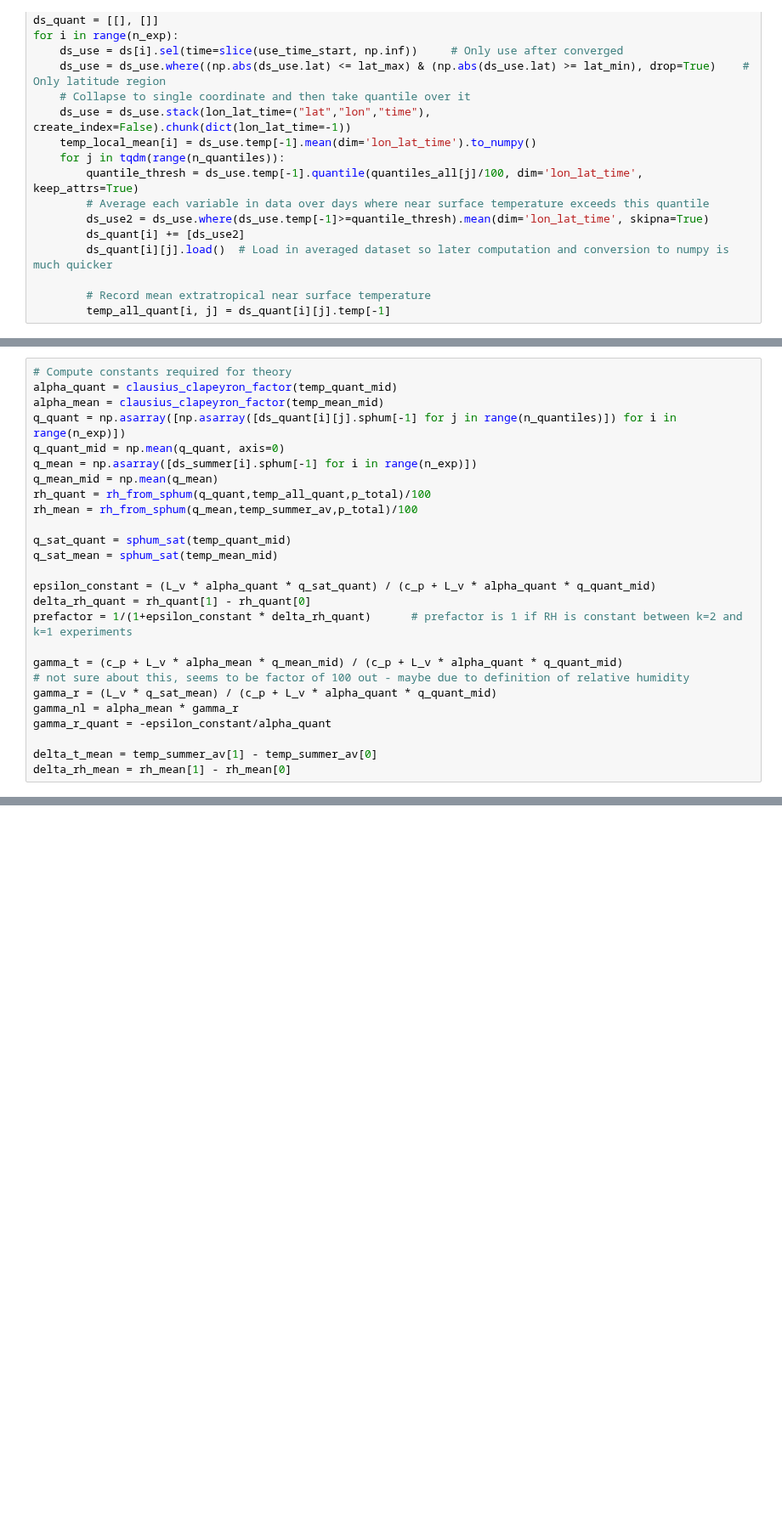
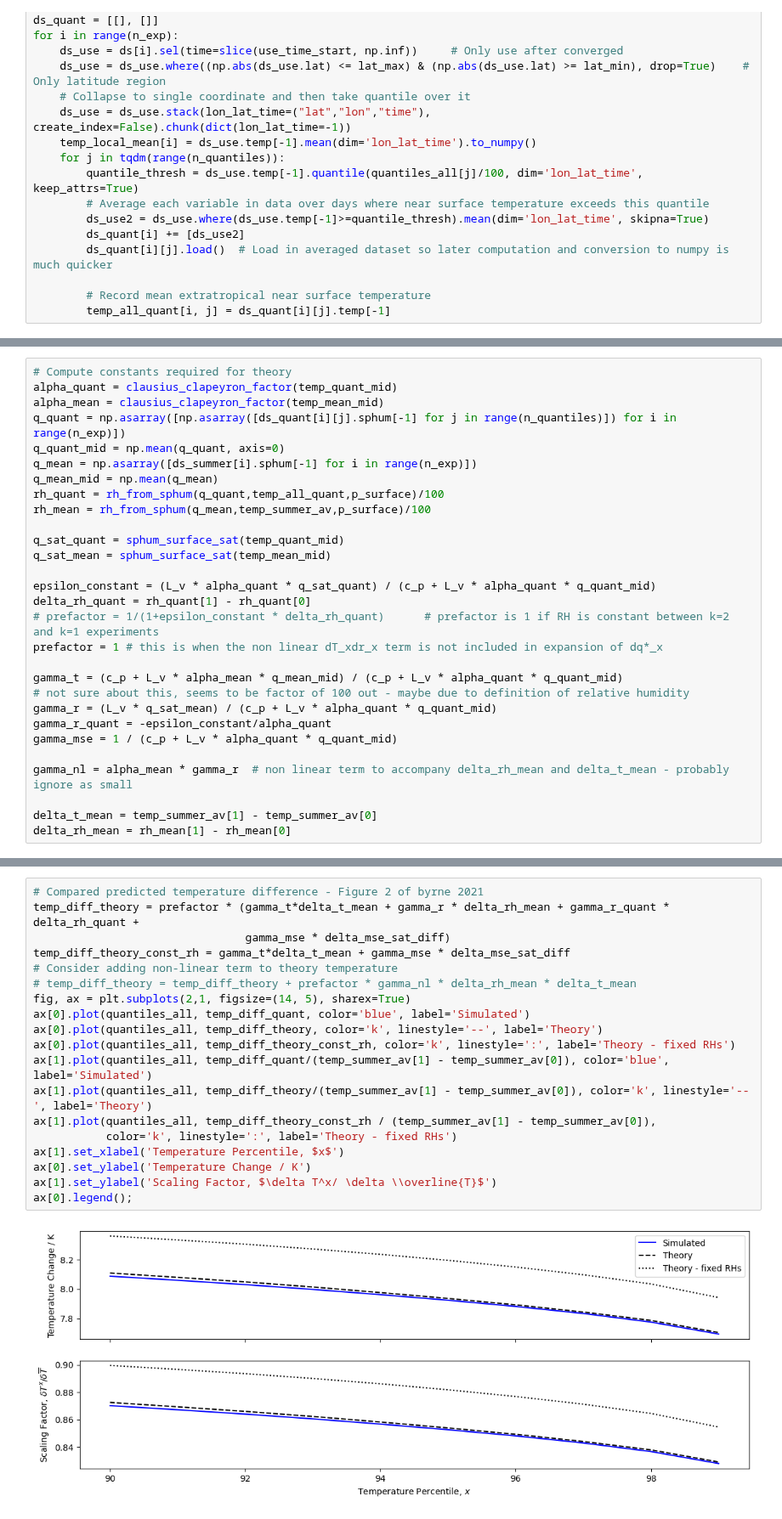
Before and after one commit to jduffield65/Isca, a Jupyter notebook: jobs/tau_sweep/aquaplanet/extratrop_temp_quant_theory.ipynb, the cells around one changed output, grey strips where cells are left out. Shown at 85% size. Saved outputs shown, nothing was run; the diff lists cells and outputs as text; blank space fills up the shorter version.

```diff
--- a/jobs/tau_sweep/aquaplanet/extratrop_temp_quant_theory.ipynb
+++ b/jobs/tau_sweep/aquaplanet/extratrop_temp_quant_theory.ipynb
@@ -129,21 +131,24 @@ q_quant = np.asarray([np.asarray([ds_quant[i][j].sphum[-1] for j in range(n_quan
 q_quant_mid = np.mean(q_quant, axis=0)
 q_mean = np.asarray([ds_summer[i].sphum[-1] for i in range(n_exp)])
 q_mean_mid = np.mean(q_mean)
-rh_quant = rh_from_sphum(q_quant,temp_all_quant,p_total)/100
-rh_mean = rh_from_sphum(q_mean,temp_summer_av,p_total)/100
+rh_quant = rh_from_sphum(q_quant,temp_all_quant,p_surface)/100
+rh_mean = rh_from_sphum(q_mean,temp_summer_av,p_surface)/100
 
-q_sat_quant = sphum_sat(temp_quant_mid)
-q_sat_mean = sphum_sat(temp_mean_mid)
+q_sat_quant = sphum_surface_sat(temp_quant_mid)
+q_sat_mean = sphum_surface_sat(temp_mean_mid)
 
 epsilon_constant = (L_v * alpha_quant * q_sat_quant) / (c_p + L_v * alpha_quant * q_quant_mid)
 delta_rh_quant = rh_quant[1] - rh_quant[0]
-prefactor = 1/(1+epsilon_constant * delta_rh_quant)      # prefactor is 1 if RH is constant between k=2 and k=1 experiments
+# prefactor = 1/(1+epsilon_constant * delta_rh_quant)      # prefactor is 1 if RH is constant between k=2 and k=1 experiments
+prefactor = 1 # this is when the non linear dT_xdr_x term is not included in expansion of dq*_x
 
 gamma_t = (c_p + L_v * alpha_mean * q_mean_mid) / (c_p + L_v * alpha_quant * q_quant_mid)
 # not sure about this, seems to be factor of 100 out - maybe due to definition of relative humidity
 gamma_r = (L_v * q_sat_mean) / (c_p + L_v * alpha_quant * q_quant_mid)
-gamma_nl = alpha_mean * gamma_r
 gamma_r_quant = -epsilon_constant/alpha_quant
+gamma_mse = 1 / (c_p + L_v * alpha_quant * q_quant_mid)
+
+gamma_nl = alpha_mean * gamma_r  # non linear term to accompany delta_rh_mean and delta_t_mean - probably ignore as small
 
 delta_t_mean = temp_summer_av[1] - temp_summer_av[0]
 delta_rh_mean = rh_mean[1] - rh_mean[0]
@@ -179,0 +189,21 @@ array([8.08673096, 8.05889893, 8.02947998, 7.99703979, 7.9616394 ,
+# %%
+# Compared predicted temperature difference - Figure 2 of byrne 2021
+temp_diff_theory = prefactor * (gamma_t*delta_t_mean + gamma_r * delta_rh_mean + gamma_r_quant * delta_rh_quant +
+                                gamma_mse * delta_mse_sat_diff)
+temp_diff_theory_const_rh = gamma_t*delta_t_mean + gamma_mse * delta_mse_sat_diff
+# Consider adding non-linear term to theory temperature
+# temp_diff_theory = temp_diff_theory + prefactor * gamma_nl * delta_rh_mean * delta_t_mean
+fig, ax = plt.subplots(2,1, figsize=(14, 5), sharex=True)
+ax[0].plot(quantiles_all, temp_diff_quant, color='blue', label='Simulated')
+ax[0].plot(quantiles_all, temp_diff_theory, color='k', linestyle='--', label='Theory')
+ax[0].plot(quantiles_all, temp_diff_theory_const_rh, color='k', linestyle=':', label='Theory - fixed RHs')
+ax[1].plot(quantiles_all, temp_diff_quant/(temp_summer_av[1] - temp_summer_av[0]), color='blue', label='Simulated')
+ax[1].plot(quantiles_all, temp_diff_theory/(temp_summer_av[1] - temp_summer_av[0]), color='k', linestyle='--', label='Theory')
+ax[1].plot(quantiles_all, temp_diff_theory_const_rh / (temp_summer_av[1] - temp_summer_av[0]),
+           color='k', linestyle=':', label='Theory - fixed RHs')
+ax[1].set_xlabel('Temperature Percentile, $x$')
+ax[0].set_ylabel('Temperature Change / K')
+ax[1].set_ylabel('Scaling Factor, $\delta T^x/ \delta \\overline{T}$')
+ax[0].legend();
+# %% [output]
+[figure, added]
```
Also changed, not shown: parts of 13 cells of this notebook.
